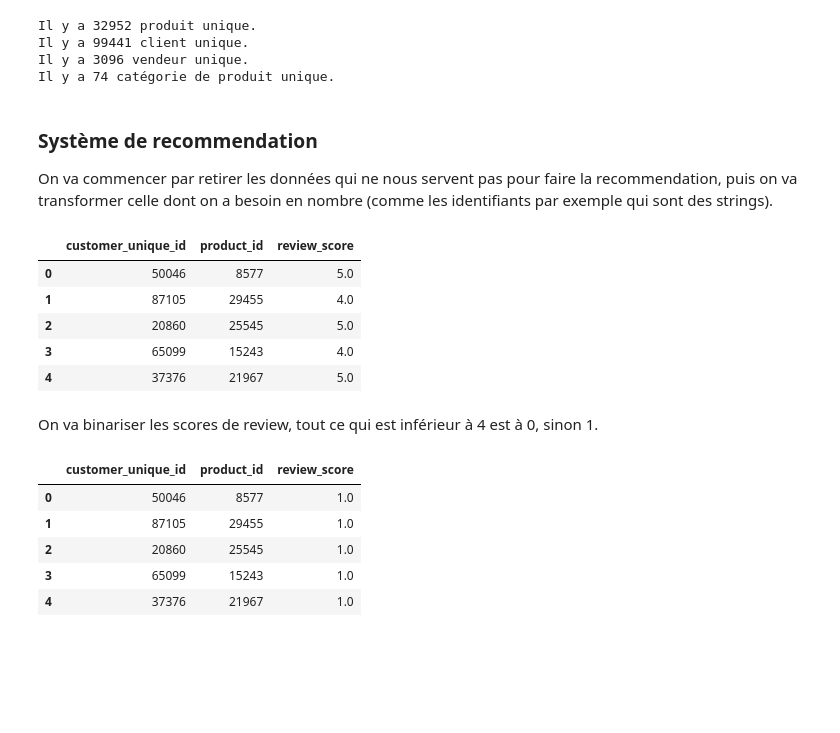
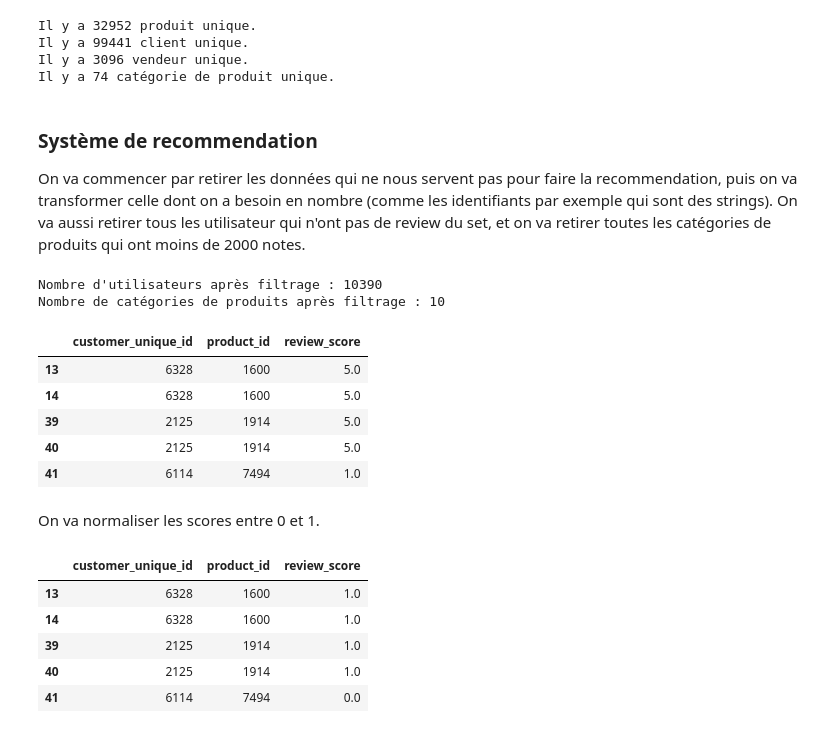
Before and after one commit to MrSneaker/ProjetDataMining, a Jupyter notebook: recommendation/notebook.ipynb, the cells around one changed output. Drawn from its saved outputs; the diff is of its cells as text; code cells hidden in the pictures; blank space fills up the shorter version.

Commit message:
Analyse a faire

```diff
--- a/recommendation/notebook.ipynb
+++ b/recommendation/notebook.ipynb
@@ -279,9 +349,23 @@ Il y a 3096 vendeur unique.
 Il y a 74 catégorie de produit unique.
 # %% [markdown]
 ### Système de recommendation
-On va commencer par retirer les données qui ne nous servent pas pour faire la recommendation, puis on va transformer celle dont on a besoin en nombre (comme les identifiants par exemple qui sont des strings).
+On va commencer par retirer les données qui ne nous servent pas pour faire la recommendation, puis on va transformer celle dont on a besoin en nombre (comme les identifiants par exemple qui sont des strings). On va aussi retirer tous les utilisateur qui n'ont pas de review du set, et on va retirer toutes les catégories de produits qui ont moins de 2000 notes.
+# %%
+user_review_counts = final_data['customer_unique_id'].value_counts()
+final_data = final_data[final_data['customer_unique_id'].isin(user_review_counts[user_review_counts > 1].index)]
+
+product_review_counts = final_data['product_category_name'].value_counts()
+final_data = final_data[final_data['product_category_name'].isin(product_review_counts[product_review_counts >= 1000].index)]
+
+num_users = final_data['customer_unique_id'].nunique()
+num_categories = final_data['product_category_name'].nunique()
+
+print(f"Nombre d'utilisateurs après filtrage : {num_users}")
+print(f"Nombre de catégories de produits après filtrage : {num_categories}")
+# %% [output]
+Nombre d'utilisateurs après filtrage : 10390
+Nombre de catégories de produits après filtrage : 10
 # %%
-import json
 from sklearn.preprocessing import LabelEncoder
 
 customer_encoder = LabelEncoder()
@@ -297,30 +381,28 @@ product_id_mapping = dict(zip(product_encoder.classes_, product_encoder.transfor
 data_ratings.head()
 # %% [output]
 |  | customer_unique_id | product_id | review_score |
-| 0 | 50046 | 8577 | 5.0 |
-| 1 | 87105 | 29455 | 4.0 |
-| 2 | 20860 | 25545 | 5.0 |
-| 3 | 65099 | 15243 | 4.0 |
-| 4 | 37376 | 21967 | 5.0 |
+| 13 | 6328 | 1600 | 5.0 |
+| 14 | 6328 | 1600 | 5.0 |
+| 39 | 2125 | 1914 | 5.0 |
+| 40 | 2125 | 1914 | 5.0 |
+| 41 | 6114 | 7494 | 1.0 |
-# %% [markdown]
-On va binariser les scores de review, tout ce qui est inférieur à 4 est à 0, sinon 1.
+# %% [markdown]
+On va normaliser les scores entre 0 et 1.
 # %%
 from sklearn.preprocessing import MinMaxScaler
-from sklearn.preprocessing import Binarizer
 
 score_normalizer = MinMaxScaler()
-score_binarizer = Binarizer(threshold=3)
 
-data_ratings['review_score'] = score_binarizer.fit_transform(data_ratings[['review_score']])
+data_ratings['review_score'] = score_normalizer.fit_transform(data_ratings[['review_score']])
 
 data_ratings.head()
 # %% [output]
 |  | customer_unique_id | product_id | review_score |
-| 0 | 50046 | 8577 | 1.0 |
-| 1 | 87105 | 29455 | 1.0 |
-| 2 | 20860 | 25545 | 1.0 |
-| 3 | 65099 | 15243 | 1.0 |
-| 4 | 37376 | 21967 | 1.0 |
+| 13 | 6328 | 1600 | 1.0 |
+| 14 | 6328 | 1600 | 1.0 |
+| 39 | 2125 | 1914 | 1.0 |
+| 40 | 2125 | 1914 | 1.0 |
+| 41 | 6114 | 7494 | 0.0 |
 # %%
 from math import inf
 import joblib
```
Also changed, not shown: parts of 17 cells of this notebook.
